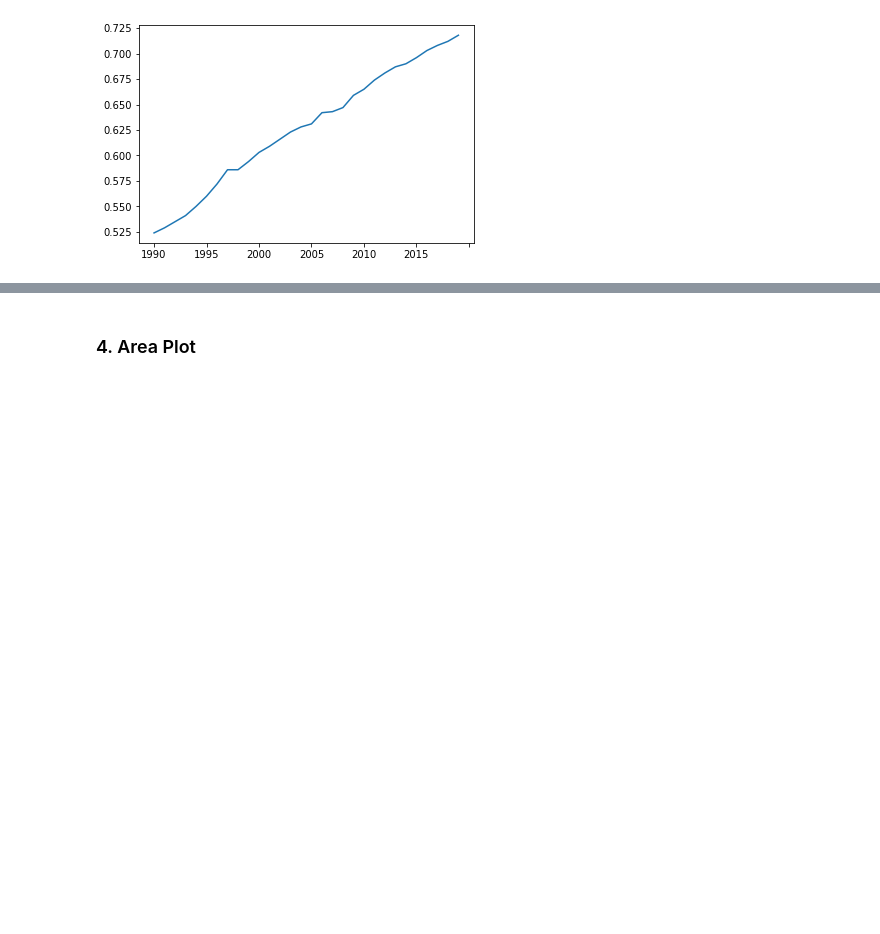
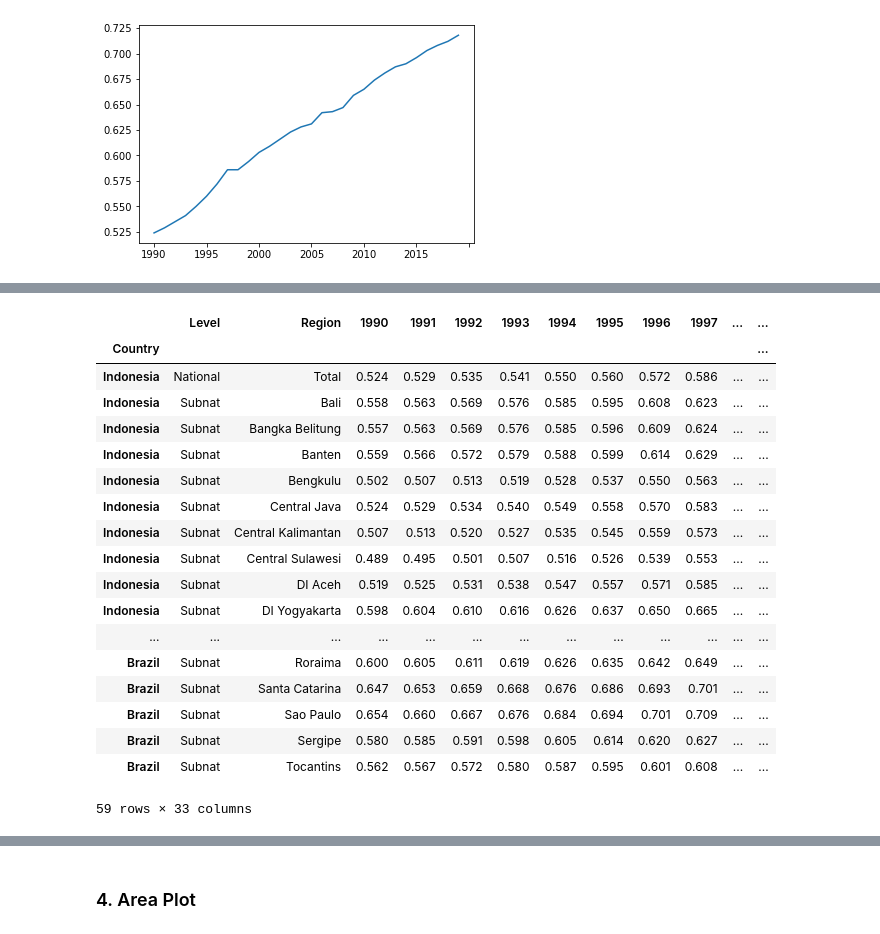
Before and after one commit to AbdulHafidh-AI/ProyekVisdat, a Jupyter notebook: HumanDevelopmentIndex.ipynb, the cells around one changed output, grey strips where cells are left out. Saved outputs shown, nothing was run; the diff lists cells and outputs as text; code cells hidden in the pictures; blank space fills up the shorter version.

```diff
--- a/HumanDevelopmentIndex.ipynb
+++ b/HumanDevelopmentIndex.ipynb
@@ -270,0 +283,23 @@ result.plot()
+# %%
+df_result = sampleNational.loc[['Indonesia','Brazil']]
+df_result
+# %% [output]
+|  | Level | Region | 1990 | 1991 | 1992 | 1993 | 1994 | 1995 | 1996 | 1997 | ... | ... |
+| Country |  |  |  |  |  |  |  |  |  |  |  | ... |
+| Indonesia | National | Total | 0.524 | 0.529 | 0.535 | 0.541 | 0.550 | 0.560 | 0.572 | 0.586 | ... | ... |
+| Indonesia | Subnat | Bali | 0.558 | 0.563 | 0.569 | 0.576 | 0.585 | 0.595 | 0.608 | 0.623 | ... | ... |
+| Indonesia | Subnat | Bangka Belitung | 0.557 | 0.563 | 0.569 | 0.576 | 0.585 | 0.596 | 0.609 | 0.624 | ... | ... |
+| Indonesia | Subnat | Banten | 0.559 | 0.566 | 0.572 | 0.579 | 0.588 | 0.599 | 0.614 | 0.629 | ... | ... |
+| Indonesia | Subnat | Bengkulu | 0.502 | 0.507 | 0.513 | 0.519 | 0.528 | 0.537 | 0.550 | 0.563 | ... | ... |
+| Indonesia | Subnat | Central Java | 0.524 | 0.529 | 0.534 | 0.540 | 0.549 | 0.558 | 0.570 | 0.583 | ... | ... |
+| Indonesia | Subnat | Central Kalimantan | 0.507 | 0.513 | 0.520 | 0.527 | 0.535 | 0.545 | 0.559 | 0.573 | ... | ... |
+| Indonesia | Subnat | Central Sulawesi | 0.489 | 0.495 | 0.501 | 0.507 | 0.516 | 0.526 | 0.539 | 0.553 | ... | ... |
+| Indonesia | Subnat | DI Aceh | 0.519 | 0.525 | 0.531 | 0.538 | 0.547 | 0.557 | 0.571 | 0.585 | ... | ... |
+| Indonesia | Subnat | DI Yogyakarta | 0.598 | 0.604 | 0.610 | 0.616 | 0.626 | 0.637 | 0.650 | 0.665 | ... | ... |
+| ... | ... | ... | ... | ... | ... | ... | ... | ... | ... | ... | ... | ... |
+| Brazil | Subnat | Roraima | 0.600 | 0.605 | 0.611 | 0.619 | 0.626 | 0.635 | 0.642 | 0.649 | ... | ... |
+| Brazil | Subnat | Santa Catarina | 0.647 | 0.653 | 0.659 | 0.668 | 0.676 | 0.686 | 0.693 | 0.701 | ... | ... |
+| Brazil | Subnat | Sao Paulo | 0.654 | 0.660 | 0.667 | 0.676 | 0.684 | 0.694 | 0.701 | 0.709 | ... | ... |
+| Brazil | Subnat | Sergipe | 0.580 | 0.585 | 0.591 | 0.598 | 0.605 | 0.614 | 0.620 | 0.627 | ... | ... |
+| Brazil | Subnat | Tocantins | 0.562 | 0.567 | 0.572 | 0.580 | 0.587 | 0.595 | 0.601 | 0.608 | ... | ... |
+59 rows × 33 columns
```
Also changed, not shown: parts of 5 cells of this notebook.
